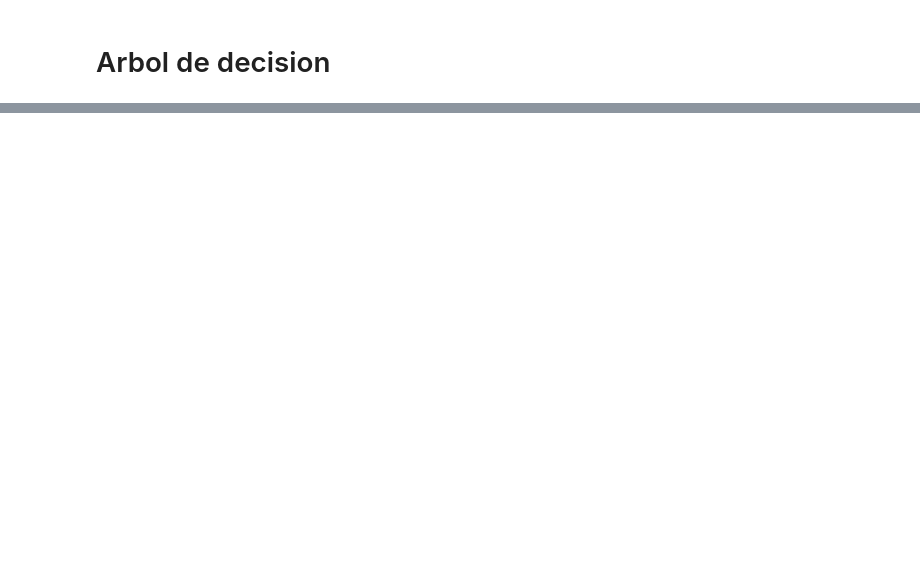
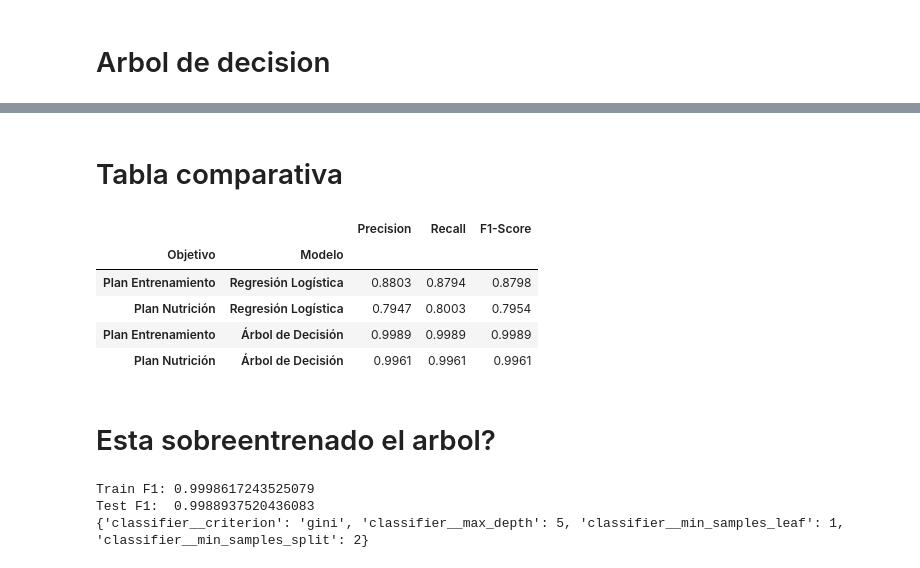
Before and after one commit to Lucasgali03/lab3ml, a Jupyter notebook: main.ipynb, the cells around one changed output, grey strips where cells are left out. Drawn from its saved outputs; the diff is of its cells as text; code cells hidden in the pictures; blank space fills up the shorter version.

```diff
--- a/main.ipynb
+++ b/main.ipynb
@@ -129,11 +131,15 @@ X = datos.drop(columns=['Plan_entrenamiento', 'Plan_nutrición'])
 y_entrena = datos['Plan_entrenamiento']
 y_nutri = datos['Plan_nutrición']
 
-X_train, X_test, y_train, y_test = train_test_split(
+X_train_e, X_test_e, y_train_e, y_test_e = train_test_split(
     X, y_entrena, test_size=0.2, random_state=42, stratify=y_entrena
 )
 
-num = ['Edad', 'Altura', 'BMI', 'Horas_sueño', 'Cantidad_equipo', 'Tiempo_disponible', 'Tiene_alergia', 'Problemas_digestivos', 'Cigarrillos_dia','Alcohol_semana','Score_micronutrients','Ingesta_proteinas','Pasos_dia','Ingesta_agua']
+X_train_n, X_test_n, y_train_n, y_test_n = train_test_split(
+    X, y_nutri, test_size=0.2, random_state=42, stratify=y_nutri
+)
+
+num = ['Edad', 'Altura', 'BMI', 'Horas_sueño', 'Cantidad_equipo', 'Tiempo_disponible', 'Tiene_alergia', 'Problemas_digestivos', 'Cigarrillos_dia','Alcohol_semana','Score_micronutrientes','Ingesta_proteinas','Pasos_dia','Ingesta_agua']
 cat = ['Gnereo', 'Objetivo','Condicion_salud','Nivel_Actividad','Nivel_experiencia', 'Dieta_preferida', 'Entrenamiento_preferido']
 
 preprocessor = ColumnTransformer([
@@ -152,10 +158,17 @@ param_grid = {
     'classifier__solver': ['liblinear', 'saga']
 }
 
-grid_search = GridSearchCV(
+grid_search_entrena = GridSearchCV(
     pipeline_lr, param_grid, cv=5,
     scoring='f1_weighted', n_jobs=-1
 )
-grid_search.fit(X_train, y_train)
+grid_search_entrena.fit(X_train_e, y_train_e)
 
-print("Mejores parámetros:", grid_search.best_params_)
+grid_search_nutri = GridSearchCV(
+    pipeline_lr, param_grid, cv=5,
+    scoring='f1_weighted', n_jobs=-1
+)
+grid_search_nutri.fit(X_train_n, y_train_n)
+
+print("Mejores parámetros entrenamiento:", grid_search_entrena.best_params_)
+print("Mejores parámetros nutrición:", grid_search_nutri.best_params_)
@@ -163,0 +210,46 @@ print("Mejores parámetros:", grid_search.best_params_)
+# %% [markdown]
+# Tabla comparativa
+# %%
+def extraer_metricas(model, X_test, y_test, nombre_modelo, objetivo):
+    y_pred = model.best_estimator_.predict(X_test)
+    report = classification_report(y_test, y_pred, output_dict=True)
+    return {
+        'Modelo': nombre_modelo,
+        'Objetivo': objetivo,
+        'Precision': round(report['weighted avg']['precision'], 4),
+        'Recall': round(report['weighted avg']['recall'], 4),
+        'F1-Score': round(report['weighted avg']['f1-score'], 4)
+    }
+
+resultados = [
+    extraer_metricas(grid_search_entrena,  X_test_e, y_test_e, 'Regresión Logística', 'Plan Entrenamiento'),
+    extraer_metricas(grid_search_nutri,    X_test_n, y_test_n, 'Regresión Logística', 'Plan Nutrición'),
+    extraer_metricas(grid_arbol_e, X_test_e, y_test_e, 'Árbol de Decisión',  'Plan Entrenamiento'),
+    extraer_metricas(grid_arbol_n,   X_test_n, y_test_n, 'Árbol de Decisión',  'Plan Nutrición'),
+]
+
+tabla = pd.DataFrame(resultados).set_index(['Objetivo', 'Modelo'])
+tabla
+# %% [output]
+|  |  | Precision | Recall | F1-Score |
+| Objetivo | Modelo |  |  |  |
+| Plan Entrenamiento | Regresión Logística | 0.8803 | 0.8794 | 0.8798 |
+| Plan Nutrición | Regresión Logística | 0.7947 | 0.8003 | 0.7954 |
+| Plan Entrenamiento | Árbol de Decisión | 0.9989 | 0.9989 | 0.9989 |
+| Plan Nutrición | Árbol de Decisión | 0.9961 | 0.9961 | 0.9961 |
+# %% [markdown]
+# Esta sobreentrenado el arbol?
+# %%
+# Compara train vs test
+y_pred_train = grid_arbol_e.best_estimator_.predict(X_train_e)
+y_pred_test = grid_arbol_e.best_estimator_.predict(X_test_e)
+
+print("Train F1:", f1_score(y_train_e, y_pred_train, average='weighted'))
+print("Test F1: ", f1_score(y_test_e,  y_pred_test,  average='weighted'))
+
+# También revisa qué hiperparámetros ganaron
+print(grid_arbol_e.best_params_)
+# %% [output]
+Train F1: 0.9998617243525079
+Test F1:  0.9988937520436083
+{'classifier__criterion': 'gini', 'classifier__max_depth': 5, 'classifier__min_samples_leaf': 1, 'classifier__min_samples_split': 2}
```
Also changed, not shown: parts of 3 cells of this notebook.
